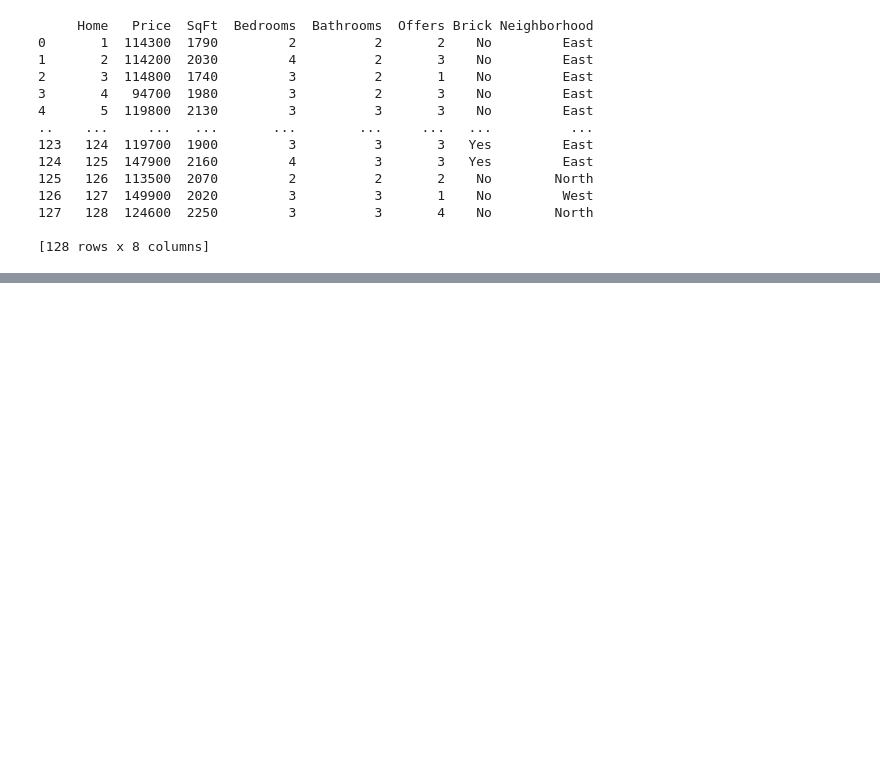
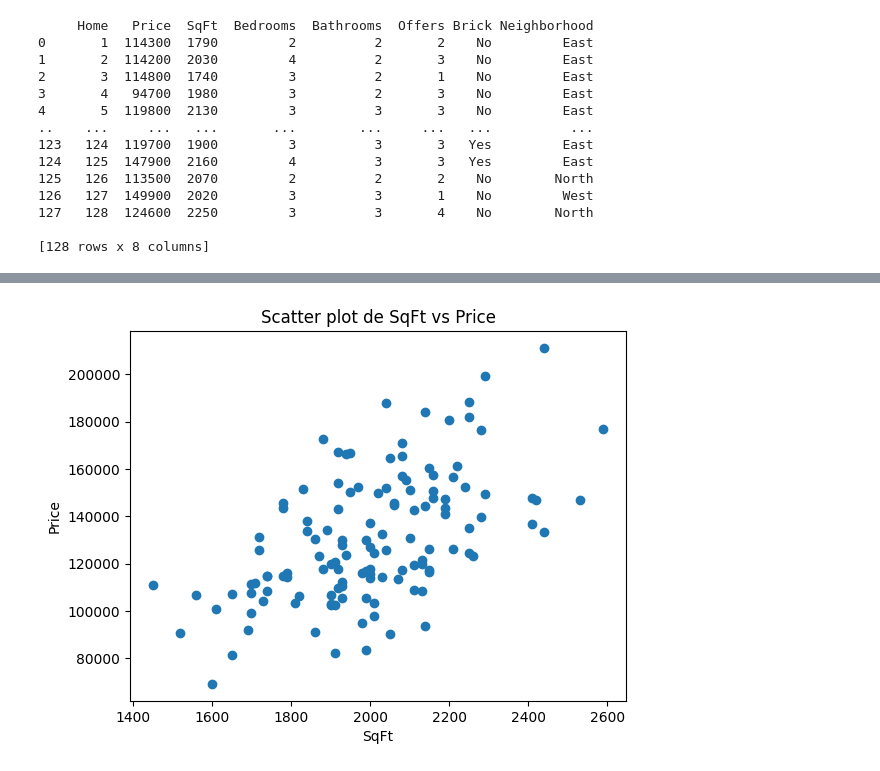
Before and after one commit to Ai-ENGINEER-s/supervised-Learning, a Jupyter notebook: scalling_methods/scalling.ipynb, the cells around one changed output, grey strips where cells are left out. Saved outputs shown, nothing was run; the diff lists cells and outputs as text; code cells hidden in the pictures; blank space fills up the shorter version.

```diff
--- a/scalling_methods/scalling.ipynb
+++ b/scalling_methods/scalling.ipynb
@@ -51,0 +58,8 @@ print(df)
+# %%
+plt.scatter(df['SqFt'], df['Price'])
+plt.title('Scatter plot de SqFt vs Price')
+plt.xlabel('SqFt')
+plt.ylabel('Price')
+plt.show()
+# %% [output]
+[figure, added]
```
Also changed, not shown: parts of 1 cell of this notebook.
